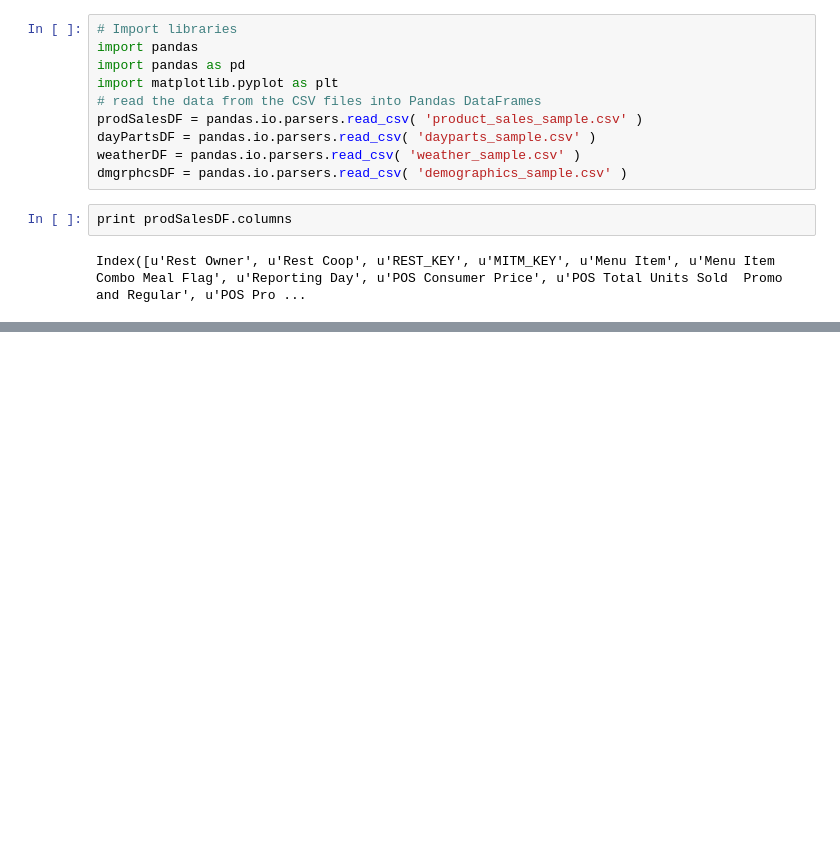
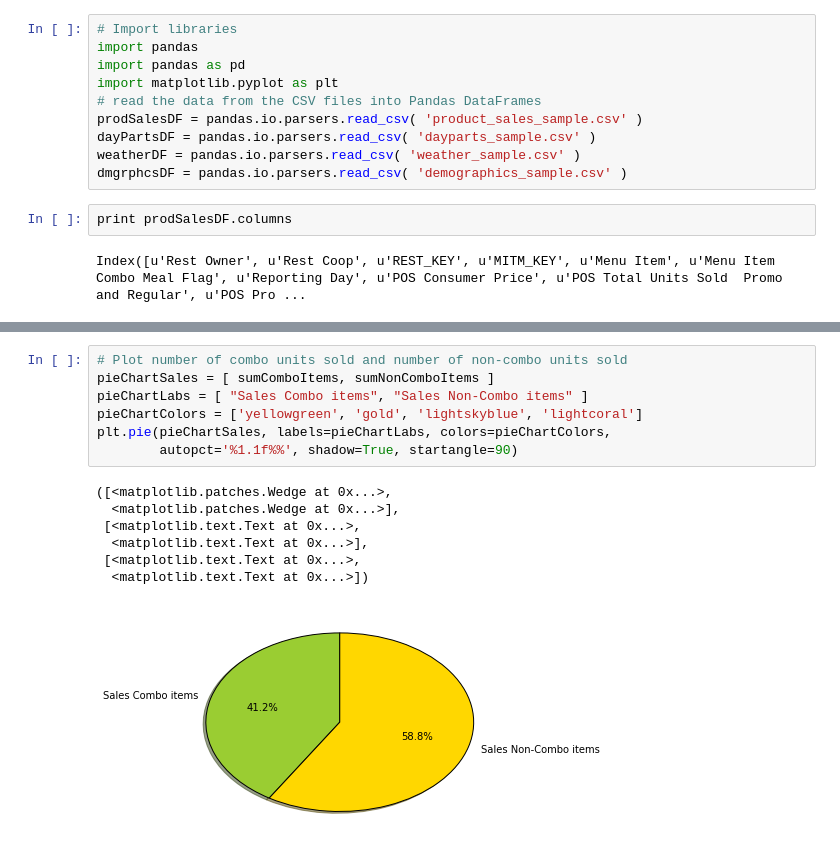
Before and after one commit to bharatreddy/wf-case-study, a Jupyter notebook: Untitled0.ipynb, the cells around one changed output, grey strips where cells are left out. Drawn from its saved outputs; the diff is of its cells as text; blank space fills up the shorter version.

```diff
--- a/Untitled0.ipynb
+++ b/Untitled0.ipynb
@@ -80,0 +58,15 @@ ax1.patch.set_alpha(0.75)
+# %%
+# Plot number of combo units sold and number of non-combo units sold
+pieChartSales = [ sumComboItems, sumNonComboItems ]
+pieChartLabs = [ "Sales Combo items", "Sales Non-Combo items" ]
+pieChartColors = ['yellowgreen', 'gold', 'lightskyblue', 'lightcoral']
+plt.pie(pieChartSales, labels=pieChartLabs, colors=pieChartColors,
+        autopct='%1.1f%%', shadow=True, startangle=90)
+# %% [output]
+([<matplotlib.patches.Wedge at 0x...>,
+  <matplotlib.patches.Wedge at 0x...>],
+ [<matplotlib.text.Text at 0x...>,
+  <matplotlib.text.Text at 0x...>],
+ [<matplotlib.text.Text at 0x...>,
+  <matplotlib.text.Text at 0x...>])
+[figure, added]
```
Also changed, not shown: parts of 3 cells of this notebook.
